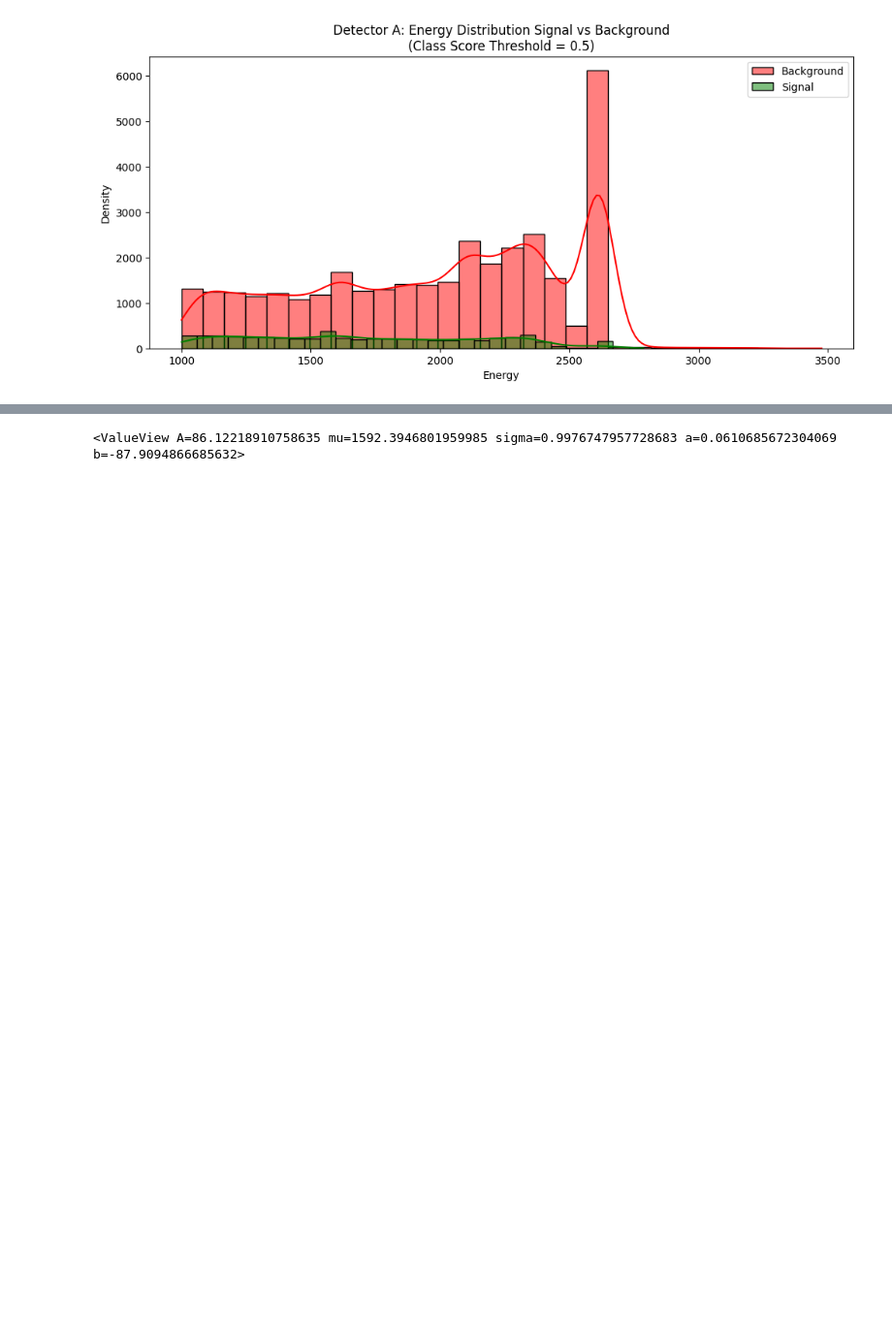
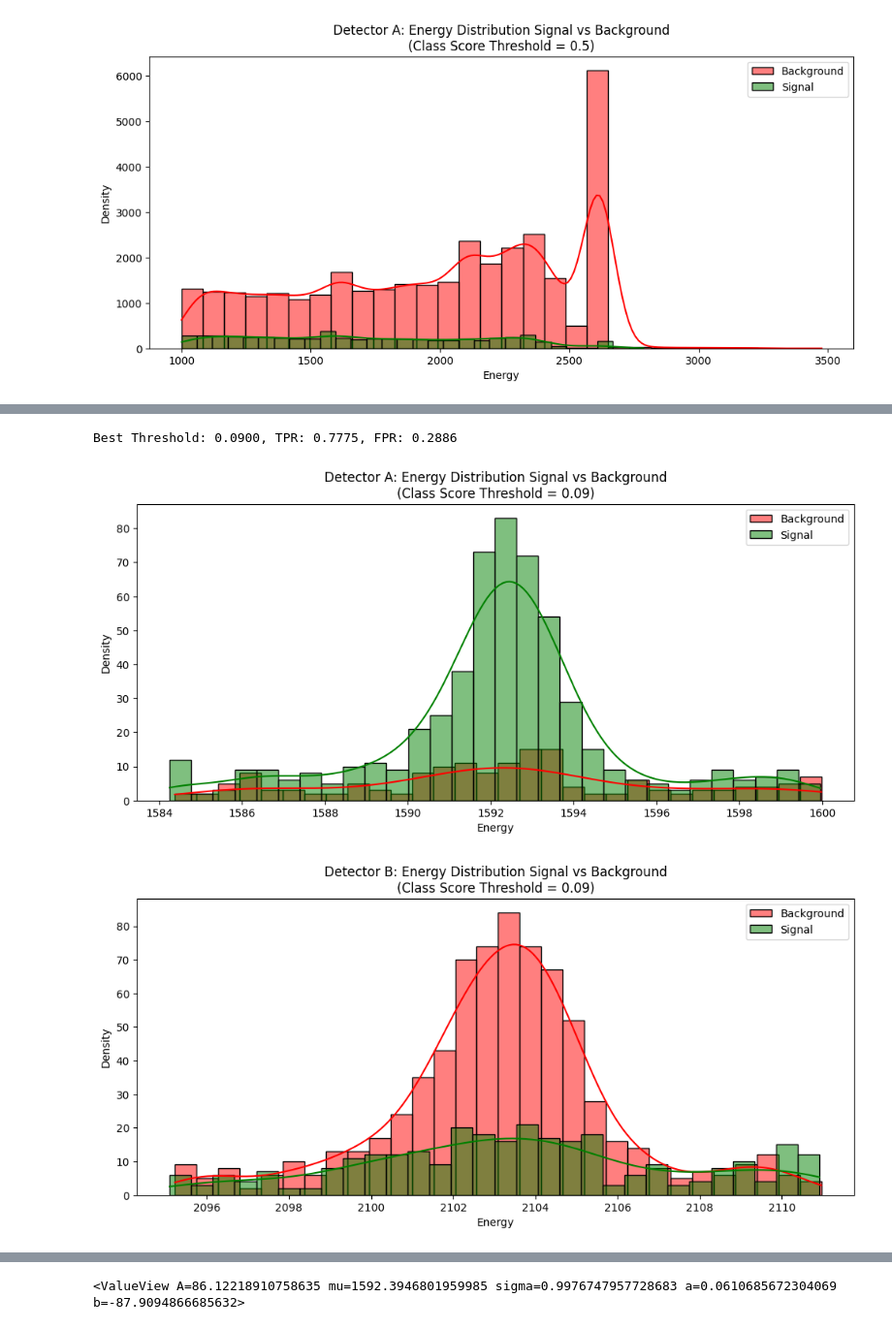
Before and after one commit to TangyKiwi/DSC-291-Final-Project, a Jupyter notebook: scripts/detectorAcut.ipynb, the cells around one changed output, grey strips where cells are left out. Shown at 97% size. Saved outputs shown, nothing was run; the diff lists cells and outputs as text; code cells hidden in the pictures; blank space fills up the shorter version.

```diff
--- a/scripts/detectorAcut.ipynb
+++ b/scripts/detectorAcut.ipynb
@@ -75,0 +81,44 @@ split_plot(aReg, 'Detector A', 0.5)
+# %%
+fpr = []
+tpr = []
+best_TPR = 0
+best_FPR = 1
+threshold = 0
+
+while threshold <= 1:
+    # sigA is mostly true positives
+    # sigB is mostly true negatives
+    sigA = aReg[aReg['class_score'] > threshold]
+    bkgA = aReg[aReg['class_score'] <= threshold]
+    sigB = bReg[bReg['class_score'] > threshold]
+    bkgB = bReg[bReg['class_score'] <= threshold]
+    #Calc TPR, FPR and collect for ROC curve
+    TPR = len(sigA) / (len(sigA) + len(bkgA))
+    FPR = len(sigB) / (len(sigB) + len(bkgB))
+    fpr.append(FPR)
+    tpr.append(TPR)
+    #Capture best values
+    if TPR - FPR > best_TPR - best_FPR:
+        best_TPR = TPR
+        best_FPR = FPR
+        best_threshold = threshold
+    threshold += 0.01
+
+print(f"Best Threshold: {best_threshold:.4f}, TPR: {best_TPR:.4f}, FPR: {best_FPR:.4f}")
+split_plot(aReg, 'Detector A', best_threshold)
+split_plot(bReg, 'Detector B', best_threshold)
+
+# Plot ROC curve
+plt.figure(figsize=(7, 6))
+plt.plot(fpr, tpr, linestyle='-', label="ROC Curve")
+plt.plot([0, 1], [0, 1], linestyle='--', color='gray', label="Random Guess")
+plt.xlabel("False Positive Rate (FPR)")
+plt.ylabel("True Positive Rate (TPR)")
+plt.title("ROC Curve")
+plt.legend(frameon=False)
+plt.grid()
+plt.show()
+# %% [output]
+Best Threshold: 0.0900, TPR: 0.7775, FPR: 0.2886
+[figure, added]
+[figure, added]
```
Also changed, not shown: parts of 8 cells of this notebook.
